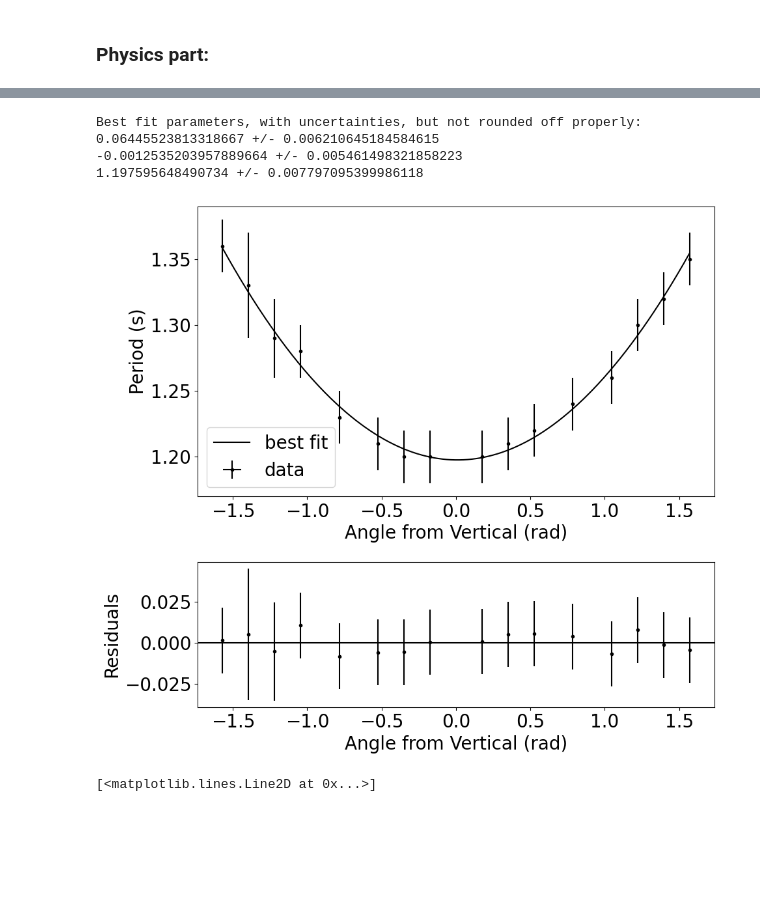
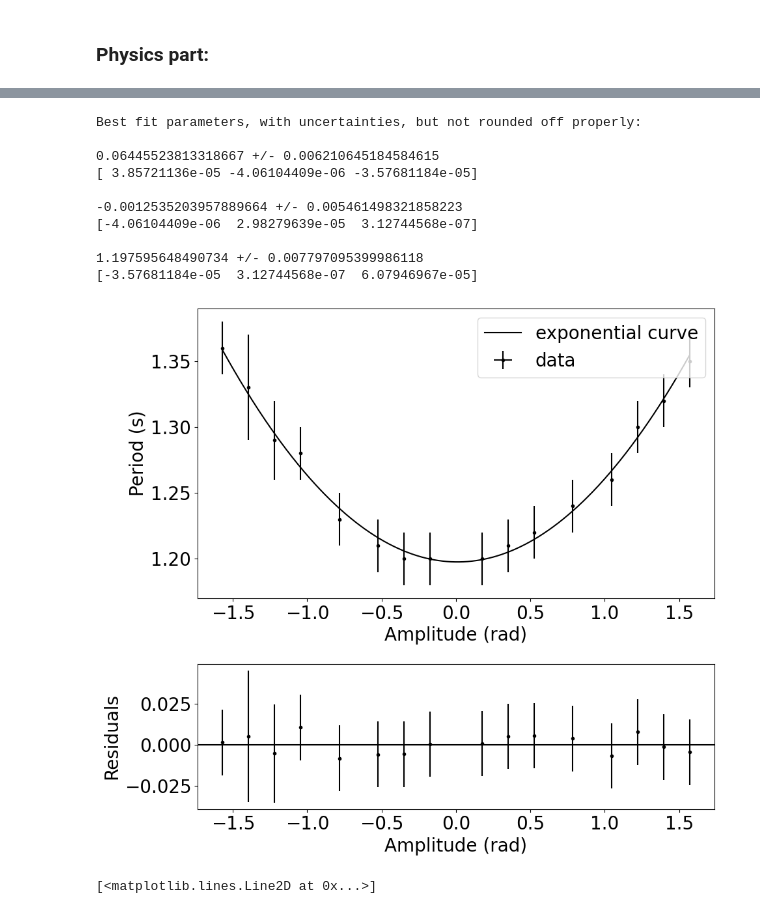
Before and after one commit to ijessicachen/introdatascience, a Jupyter notebook: schoolgraphs/PHY180_pendulum/fitdata_PHY180.ipynb, the cells around one changed output, grey strips where cells are left out. Saved outputs shown, nothing was run; the diff lists cells and outputs as text; code cells hidden in the pictures; blank space fills up the shorter version.

```diff
--- a/schoolgraphs/PHY180_pendulum/fitdata_PHY180.ipynb
+++ b/schoolgraphs/PHY180_pendulum/fitdata_PHY180.ipynb
@@ -28,7 +28,7 @@ def load_data(filename):
 
 Also obviously a lot of help from the various docs.
 # %%
-def plot_fit(my_func, xdata, ydata, xerror=None, yerror=None, init_guess=None, font_size=14,
+def plot_fit(my_func, xdata, ydata, xerror=None, yerror=None, best_fit=None, init_guess=None, init_guess2 = None, font_size=14,
              xlabel="Independant Variable (units)", ylabel="Dependent Variable (units)",
              title="My Graph Needs a Better Title", save_fig="graph.png", tau=False):
 
@@ -42,9 +42,21 @@ def plot_fit(my_func, xdata, ydata, xerror=None, yerror=None, init_guess=None, f
     puncert = np.sqrt(np.diagonal(pcov))
     # The uncertainties are the square roots of the diagonal of the covariance matrix
 
+    popt2, pcov2 = 0, 0
+    puncert2 = 0
+    if tau:
+        popt2, pcov2 = optimize.curve_fit(best_fit, xdata, ydata, sigma=yerror, p0=init_guess2, absolute_sigma=True)
+        puncert2 = np.sqrt(np.diagonal(pcov2))
+
     print("Best fit parameters, with uncertainties, but not rounded off properly:")
     for i in range(len(popt)):
+        print()
         print(popt[i], "+/-", puncert[i])
+        print(pcov[i]) # maybe figure out why uncs are inf
+        if tau:
+            print()
+            print(popt2[i], "+/-", puncert2[i])
+            print(pcov2[i]) # maybe figure out why uncs are inf
 
     start = min(xdata)
     stop = max(xdata)
@@ -53,6 +65,10 @@ def plot_fit(my_func, xdata, ydata, xerror=None, yerror=None, init_guess=None, f
     # (x,y) = (xs,curve) is the line of best fit for the data in (xdata,ydata).
     # It has 1000 points to make it look smooth.
     # Note: the "*" tells Python to send all the popt values in a readable way.
+    curve2 = my_func(xs, *popt)
+    if tau:
+        curve2 = best_fit(xs, *popt2)
+
 
     fig, (ax1,ax2) = plt.subplots(2, 1, gridspec_kw={'height_ratios': [2, 1]})
     # Make 2 graphs above/below each other: ax1 is top, ax2 is bottom.
@@ -65,11 +81,13 @@ def plot_fit(my_func, xdata, ydata, xerror=None, yerror=None, init_guess=None, f
     # Plot the data with error bars, fmt makes it data points not a line, label is
     # a string which will be printed in the legend, you should edit this string.
 
-    ax1.plot(xs, curve, label="best fit", color="black")
+    ax1.plot(xs, curve, label="exponential curve", color="black")
     # Plot the best fit curve on top of the data points as a line.
     # NOTE: you may want to change the value of label to something better!!
+    if tau:
+        ax1.plot(xs, curve2, label="best fit - logarithmic", color="blue")
 
-    ax1.legend(loc='lower left')
+    ax1.legend(loc='upper right')
     # Prints a box using what's in the "label" strings in the previous two lines.
     # loc specifies the location
 
@@ -110,6 +128,20 @@ def plot_fit(my_func, xdata, ydata, xerror=None, yerror=None, init_guess=None, f
     residual = ydata - my_func(xdata, *popt)
     ax2.errorbar(xdata, residual, yerr=yerror, xerr=xerror, fmt=".", color="black")
     # Plot the residuals with error bars.
+    # Get the log line here too
+    residual_fit = ydata - my_func(xdata, *popt)
+    # get an array of y values for the log fit
+    '''
+    print()
+    print(ydata.size)
+    print(my_func(xdata, *popt).size)
+    print(best_fit(xdata, *popt2).size)
+    print(curve.size)
+    print(curve2.size)
+    '''
+    if (tau):
+        residual_fit = best_fit(xdata, *popt2) - my_func(xdata, *popt)
+        ax2.plot(xdata, residual_fit, color="blue")
 
     ax2.axhline(y=0, color="black")
     # Plot the y=0 line for context.
@@ -160,36 +196,42 @@ Best fit parameters, with uncertainties, but not rounded off properly:
 # %%
 # LOAD DATA FROM TSV FILE
 # NOTE: The CSV file should not have commas to separate things! Spaces or tabs are fine.
 #    - Actually, at a later date if you realize it might be easier to work with a proper CSV file you can
 #      try to alter it so commas will work.
 
 # Again, start with a fitting function. This time it is quadratic.
 def quadratic(t, a, b, c):
     return a*t**2 + b*t + c
 
 # Now load the data from the file. The file should be in the same directory as this Python code.
 # Some chance you will need an absolute path: "C:\\Users\\Brian\\Python\\mydata_fake.txt"
-filename="./PHY180_pendulum/periodangle_data.tsv"
+filename="./periodangle_data.tsv"
 x, y, xerr, yerr = load_data(filename)
 
 # This time, let's use every single possible option available to bb.plot_fit()
 
 init_guess = (-0.5, 0, +0.5) # guess for the best fit parameters
 font_size = 20
-xlabel = "Angle from Vertical (rad)"
+xlabel = "Amplitude (rad)"
 ylabel = "Period (s)"
 
 # Now we make the plot, displayed on screen and saved in the directory, and print the best fit values
 plot_fit(quadratic, x, y, xerr, yerr, init_guess=init_guess, font_size=font_size,
             xlabel=xlabel, ylabel=ylabel, save_fig="periodvsangle.png")
 
 # Note: for sinusoidal functions, guessing the period correctly with init_guess is critical
 # %% [output]
 Best fit parameters, with uncertainties, but not rounded off properly:
+
 0.06445523813318667 +/- 0.006210645184584615
+[ 3.85721136e-05 -4.06104409e-06 -3.57681184e-05]
+
 -0.0012535203957889664 +/- 0.005461498321858223
+[-4.06104409e-06  2.98279639e-05  3.12744568e-07]
+
 1.197595648490734 +/- 0.007797095399986118
+[-3.57681184e-05  3.12744568e-07  6.07946967e-05]
-[figure, old version]
+[figure, new version]
 # %%
 # Try thing I found online for exponential
 from scipy import signal
```
Also changed, not shown: parts of 3 cells of this notebook, 4 other files.
